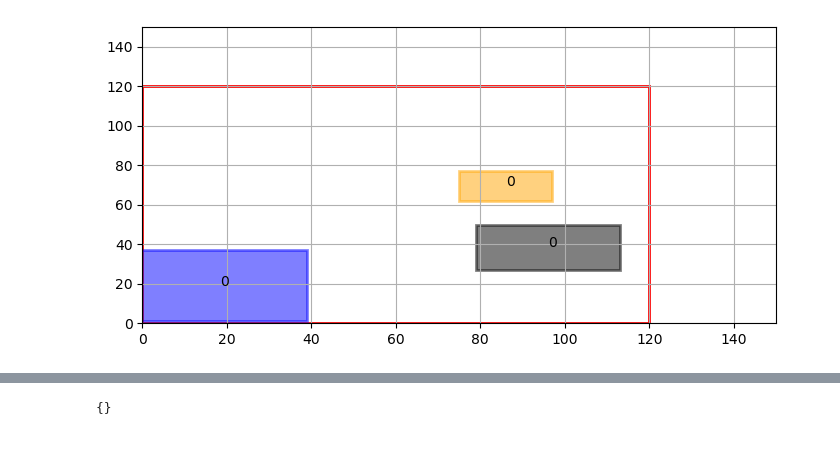
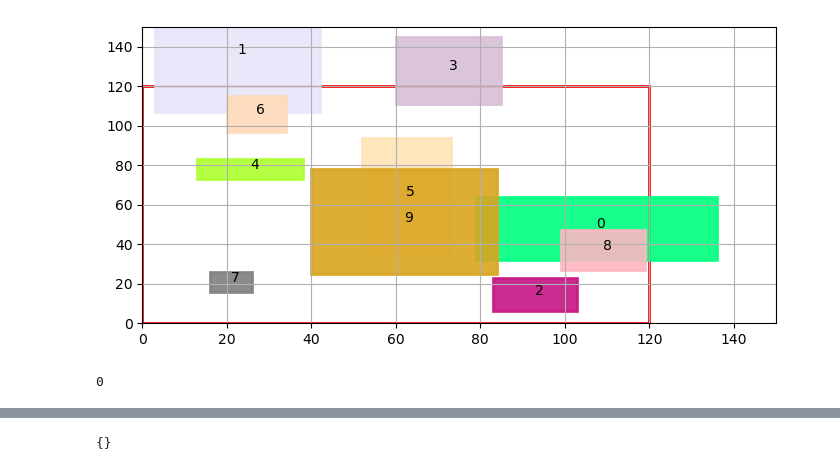
Before and after one commit to TiMo3654/abf, a Jupyter notebook: tests.ipynb, the cells around one changed output, grey strips where cells are left out. Cells and saved outputs as stored; diff of their text form; code cells hidden in the pictures.

```diff
--- a/tests.ipynb
+++ b/tests.ipynb
@@ -1,32 +1,17 @@
 # %%
 from util import *
-
+import random
 # a = generate_participant()
 
-arena = {}
 
 layout_zone = {"xmin"   : 0,
                "ymin"   : 0,
                "width"  : 120,
                "height" : 120}
 
-for i in range(3):
-    arena[str(i)] = generate_participant()
+arena       = generate_unconnected_participants(10, layout_zone, 5)
 
 plot_participants(layout_zone, arena, 150, 150)
-
-a = calculate_overlap(arena['0'], arena['1'])
-
-# print(arena['0'])
-# print(arena['1'])
-
-# calculate_layout_area(layout_zone)
-
-# calculate_leeway_coefficient(layout_zone, arena)
-
-# print(a)
-
-# print(a[0])
-# calculate_protrusion(layout_zone, arena['0'])
 # %% [output]
-[figure, old version]
+[figure, new version]
+0
```
Also changed, not shown: parts of 1 cell of this notebook, 1 other file.
